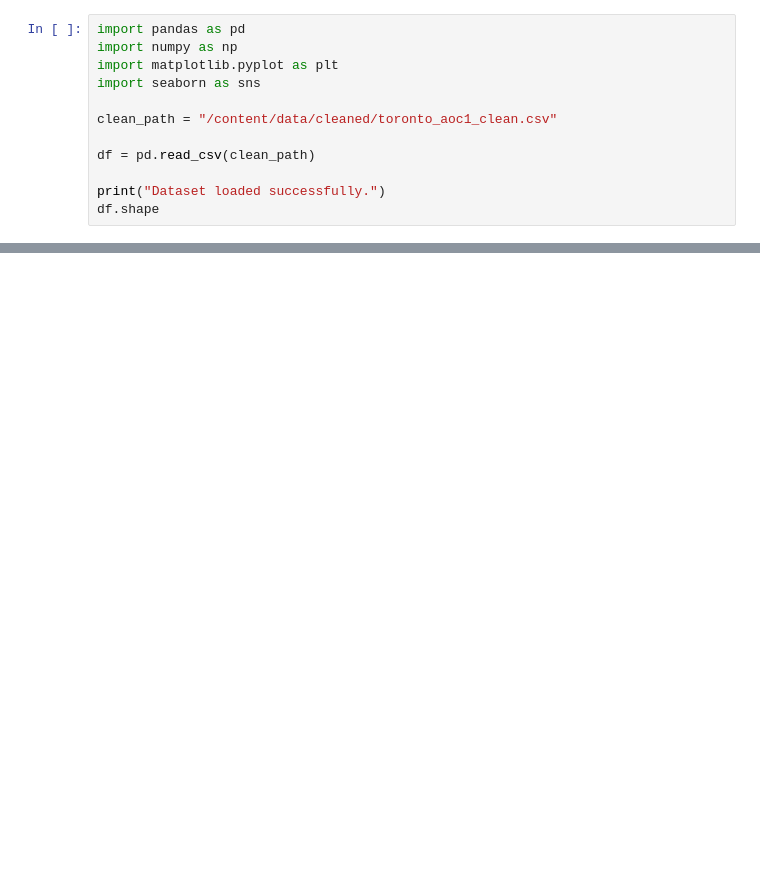
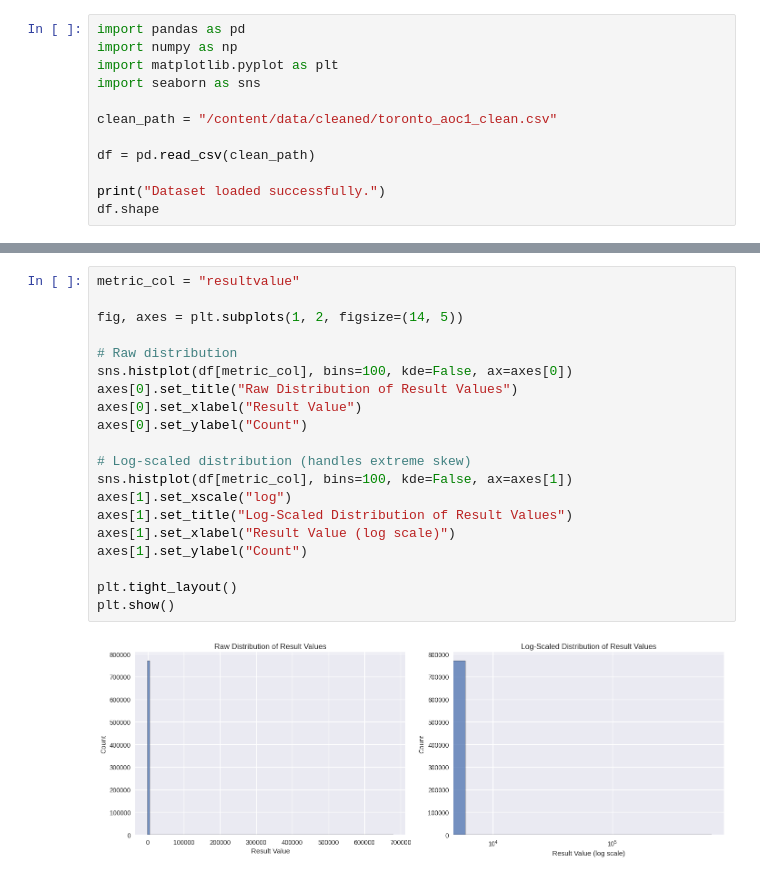
Before and after one commit to simasaadi/toronto-water-analytics, a Jupyter notebook: 02_exploration.ipynb, the cells around one changed output, grey strips where cells are left out. Saved outputs shown, nothing was run; the diff lists cells and outputs as text; blank space fills up the shorter version.

```diff
--- a/02_exploration.ipynb
+++ b/02_exploration.ipynb
@@ -31,0 +332,22 @@ df.shape
+# %%
+metric_col = "resultvalue"
+
+fig, axes = plt.subplots(1, 2, figsize=(14, 5))
+
+# Raw distribution
+sns.histplot(df[metric_col], bins=100, kde=False, ax=axes[0])
+axes[0].set_title("Raw Distribution of Result Values")
+axes[0].set_xlabel("Result Value")
+axes[0].set_ylabel("Count")
+
+# Log-scaled distribution (handles extreme skew)
+sns.histplot(df[metric_col], bins=100, kde=False, ax=axes[1])
+axes[1].set_xscale("log")
+axes[1].set_title("Log-Scaled Distribution of Result Values")
+axes[1].set_xlabel("Result Value (log scale)")
+axes[1].set_ylabel("Count")
+
+plt.tight_layout()
+plt.show()
+# %% [output]
+[figure, added]
```
Also changed, not shown: parts of 26 cells of this notebook.
